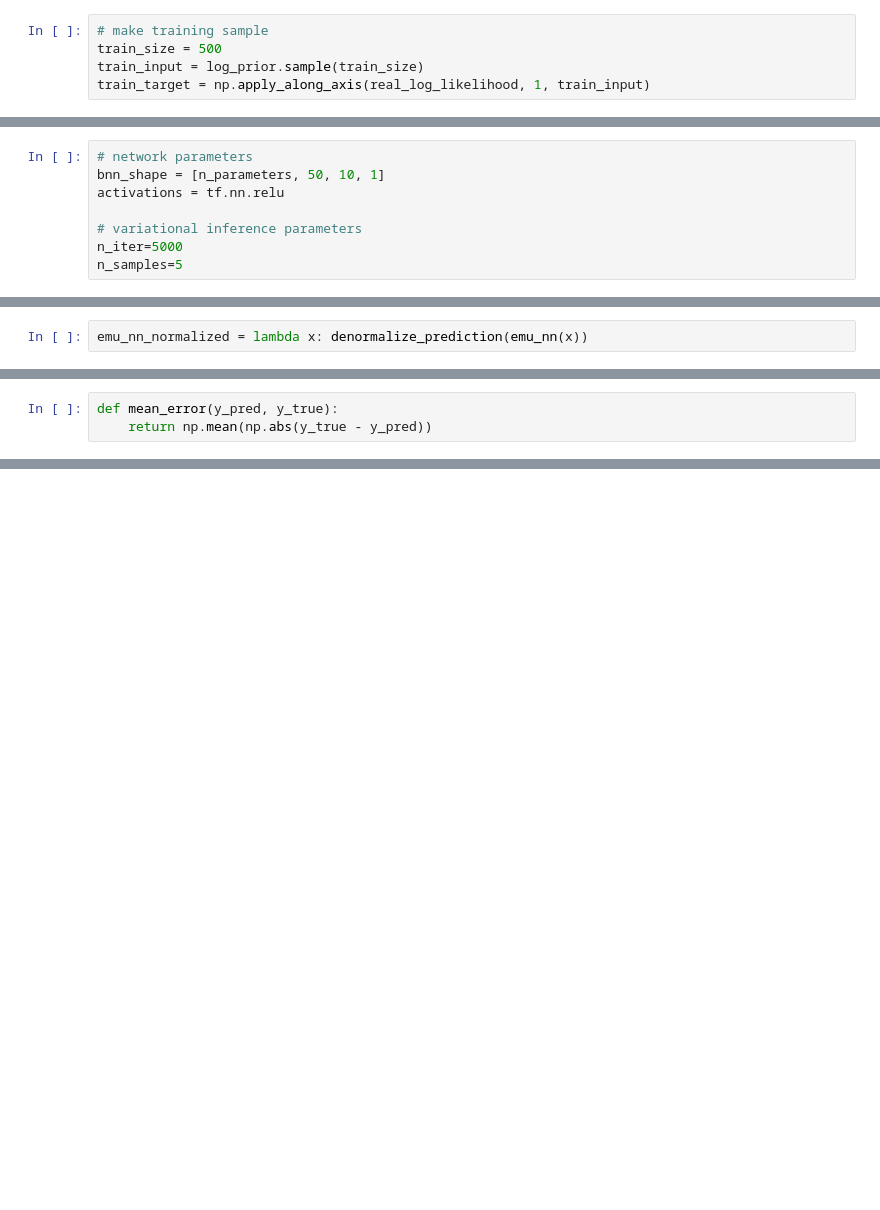
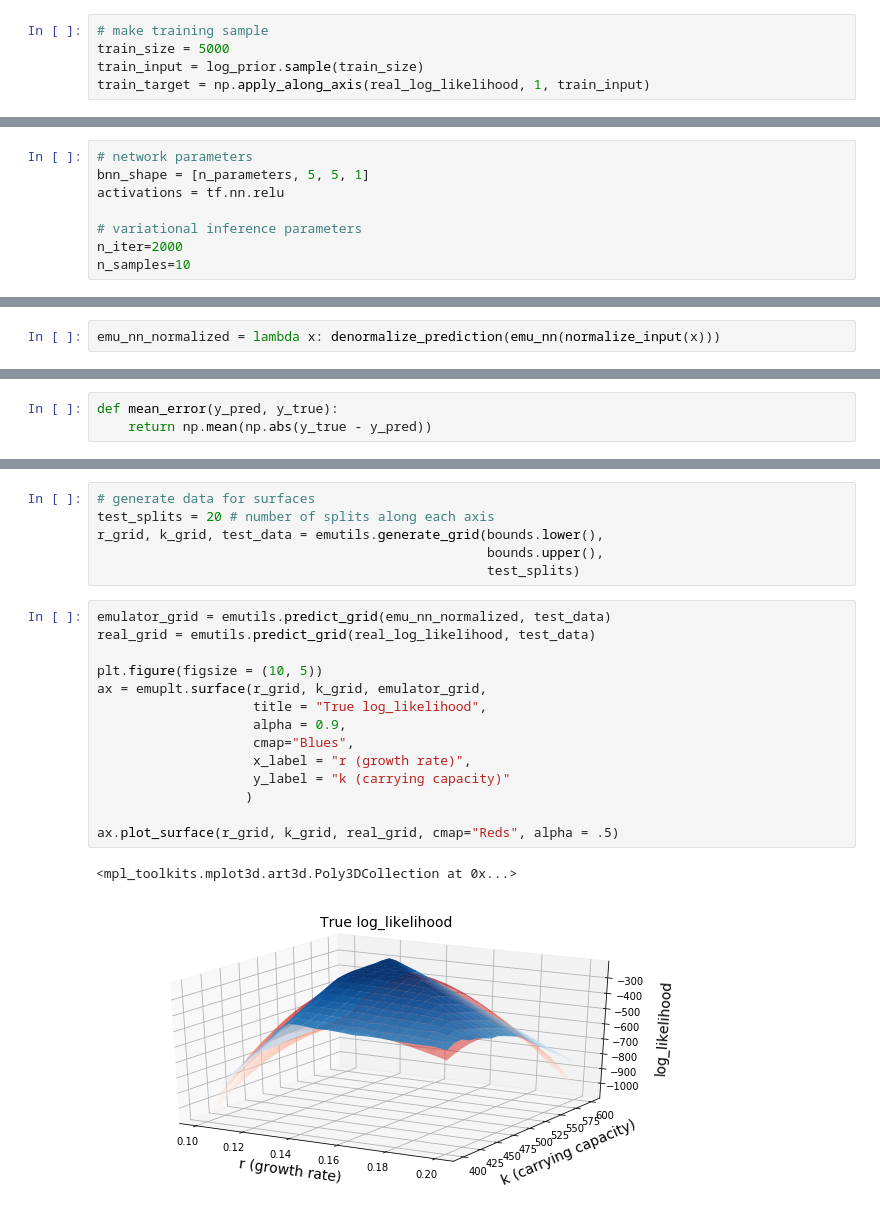
Before and after one commit to MaksymPetyak/emupints, a Jupyter notebook: studies/BNN-emulator-development.ipynb, the cells around one changed output, grey strips where cells are left out. Saved outputs shown, nothing was run; the diff lists cells and outputs as text; blank space fills up the shorter version.

Commit message:
NN emulator notebook

```diff
--- a/studies/BNN-emulator-development.ipynb
+++ b/studies/BNN-emulator-development.ipynb
@@ -57,6 +56,6 @@ bounds = pints.Boundaries(lower = real_params_lower, upper = real_params_upper)
 log_prior = pints.UniformLogPrior(bounds)
 # %%
 # make training sample
-train_size = 500
+train_size = 5000
 train_input = log_prior.sample(train_size)
 train_target = np.apply_along_axis(real_log_likelihood, 1, train_input)
@@ -94,11 +96,11 @@ def denormalize_prediction(x_norm):
 # %%
 # network parameters
-bnn_shape = [n_parameters, 50, 10, 1]
+bnn_shape = [n_parameters, 5, 5, 1]
 activations = tf.nn.relu
 
 # variational inference parameters
-n_iter=5000
-n_samples=5
+n_iter=2000
+n_samples=10
 # %%
 class BNNEmulator(emupints.Emulator):
 
@@ -233,2 +260,2 @@ emu_nn.fit(n_iter=n_iter, n_samples=n_samples)
 # %%
-emu_nn_normalized = lambda x: denormalize_prediction(emu_nn(x))
+emu_nn_normalized = lambda x: denormalize_prediction(emu_nn(normalize_input(x)))
@@ -251,0 +282,23 @@ print(mean_error(test_pred, test_true))
+# %%
+# generate data for surfaces
+test_splits = 20 # number of splits along each axis
+r_grid, k_grid, test_data = emutils.generate_grid(bounds.lower(),
+                                                  bounds.upper(),
+                                                  test_splits)
+# %%
+emulator_grid = emutils.predict_grid(emu_nn_normalized, test_data)
+real_grid = emutils.predict_grid(real_log_likelihood, test_data)
+
+plt.figure(figsize = (10, 5))
+ax = emuplt.surface(r_grid, k_grid, emulator_grid,
+                    title = "True log_likelihood",
+                    alpha = 0.9,
+                    cmap="Blues",
+                    x_label = "r (growth rate)",
+                    y_label = "k (carrying capacity)"
+                   )
+
+ax.plot_surface(r_grid, k_grid, real_grid, cmap="Reds", alpha = .5)
+# %% [output]
+<mpl_toolkits.mplot3d.art3d.Poly3DCollection at 0x...>
+[figure, added]
```
Also changed, not shown: parts of 22 cells of this notebook, 6 other files.
